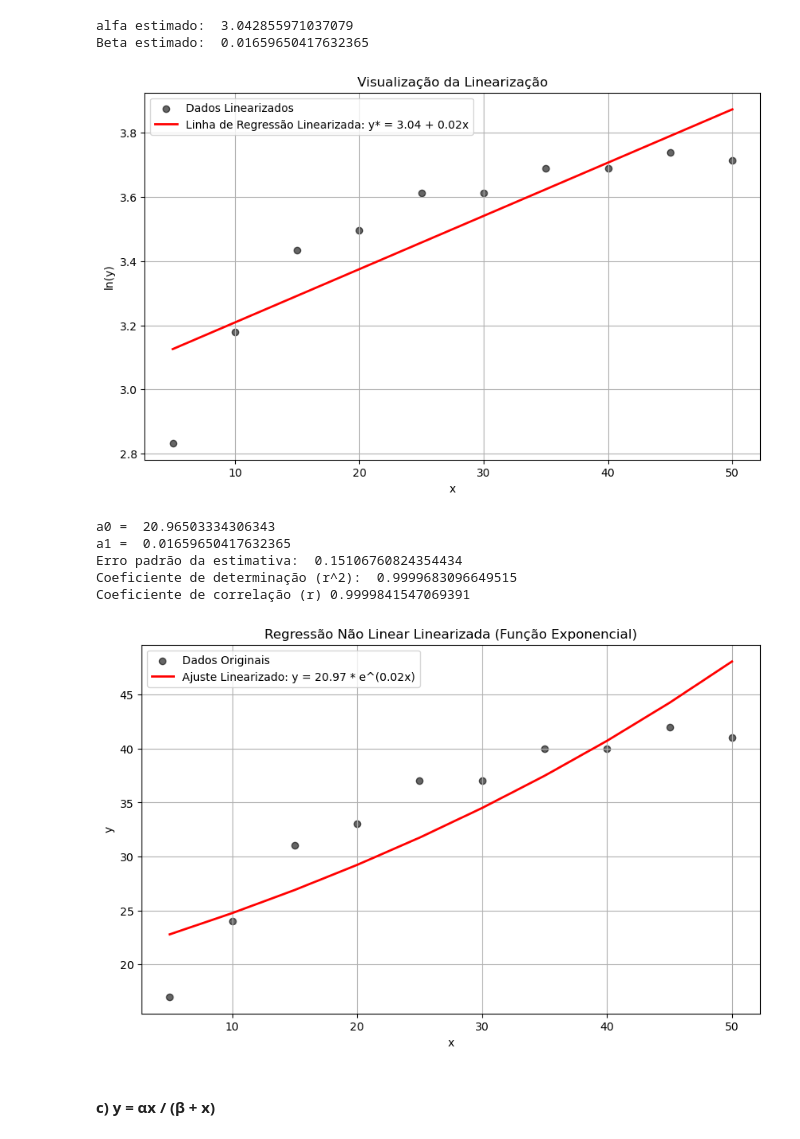
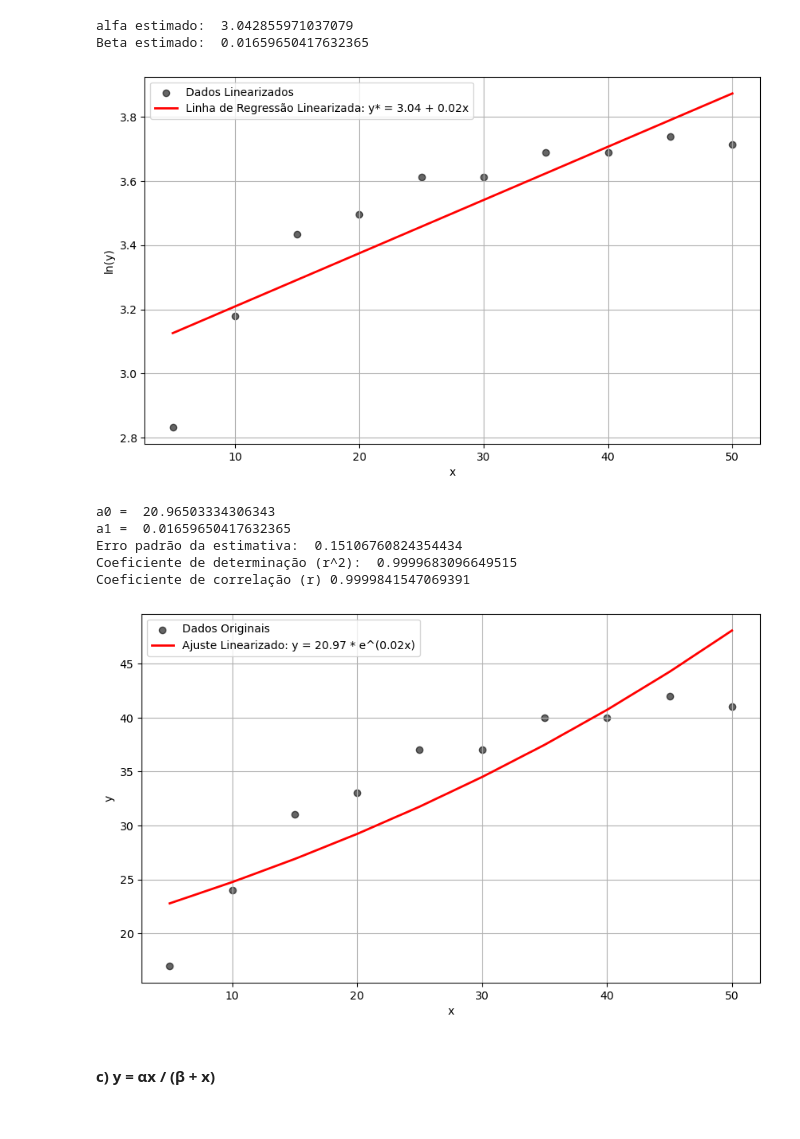
Before and after one commit to igorssant/metodos_numericos, a Jupyter notebook: regressao/src/main.ipynb, the cells around one changed output. Cells and saved outputs as stored; diff of their text form; code cells hidden in the pictures.

```diff
--- a/regressao/src/main.ipynb
+++ b/regressao/src/main.ipynb
@@ -55,16 +55,16 @@ Beta estimado:  0.01659650417632365
 # %%
 plt.figure(figsize=(10, 6))
 plt.scatter(x, y_exp, label="Dados Linearizados", color="black", alpha=0.6)
 plt.plot(x, (alfa_estimado + a1 * x), color="red", linewidth=2,
          label=f"Linha de Regressão Linearizada: y* = {alfa_estimado:.2f} + {a1:.2f}x")
-plt.title("Visualização da Linearização")
+# plt.title("Visualização da Linearização")
 plt.xlabel("x")
 plt.ylabel("ln(y)")
 plt.grid(True)
 plt.legend()
 plt.show()
 # %% [output]
-[figure, old version]
+[figure, new version]
 # %%
 a0 = np.exp(alfa_estimado)
 print("a0 = ", a0, "\na1 = ", a1)
@@ -82,14 +82,14 @@ plt.figure(figsize=(10, 6))
 plt.scatter(x, y, label="Dados Originais", color="black", alpha=0.6)
 plt.plot(x, (a0 * np.exp(a1 * x)), color="red", linewidth=2,
          label=f"Ajuste Linearizado: y = {a0:.2f} * e^({a1:.2f}x)")
-plt.title("Regressão Não Linear Linearizada (Função Exponencial)")
+# plt.title("Regressão Não Linear Linearizada (Função Exponencial)")
 plt.xlabel("x")
 plt.ylabel("y")
 plt.grid(True)
 plt.legend()
 plt.show()
 # %% [output]
-[figure, old version]
+[figure, new version]
 # %% [markdown]
 #### c) y = αx / (β + x)
 # %%
```
Also changed, not shown: parts of 4 cells of this notebook.
